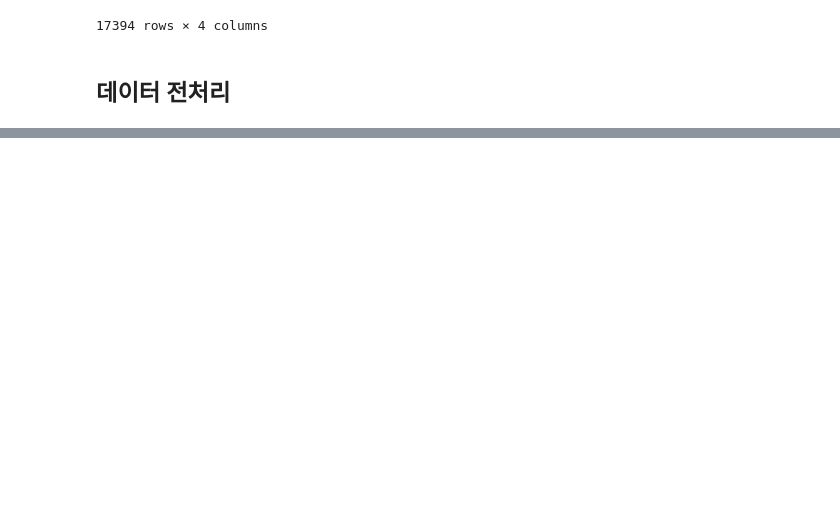
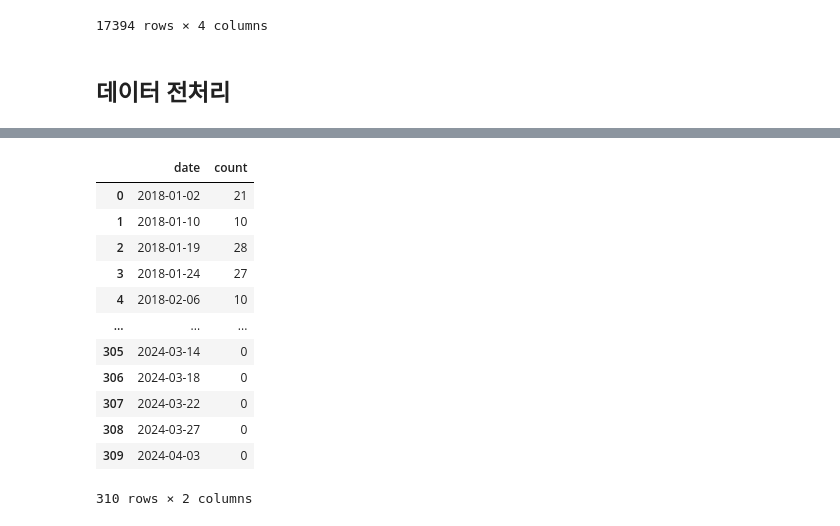
Before and after one commit to skymined/hancom_keyword, a Jupyter notebook: analysis/yohan/news_analysis.ipynb, the cells around one changed output, grey strips where cells are left out. Cells and saved outputs as stored; diff of their text form; code cells hidden in the pictures; blank space fills up the shorter version.

```diff
--- a/analysis/yohan/news_analysis.ipynb
+++ b/analysis/yohan/news_analysis.ipynb
@@ -211,0 +201,8 @@ df_news
+# %%
+df_date = df_date.sort_values()
+# %%
+# 분석해야될 날짜의 뉴스 갯수 카운트
+
+from collections import Counter
+
+count_dict = Counter(df_news['news_date'])
@@ -211,0 +264,17 @@ df_news
+# %%
+df_check_date = pd.DataFrame(cal_count_dic.items(), columns=['date','count'])
+df_check_date
+# %% [output]
+|  | date | count |
+| 0 | 2018-01-02 | 21 |
+| 1 | 2018-01-10 | 10 |
+| 2 | 2018-01-19 | 28 |
+| 3 | 2018-01-24 | 27 |
+| 4 | 2018-02-06 | 10 |
+| ... | ... | ... |
+| 305 | 2024-03-14 | 0 |
+| 306 | 2024-03-18 | 0 |
+| 307 | 2024-03-22 | 0 |
+| 308 | 2024-03-27 | 0 |
+| 309 | 2024-04-03 | 0 |
+310 rows × 2 columns
```
Also changed, not shown: parts of 10 cells of this notebook, 8 other files.
